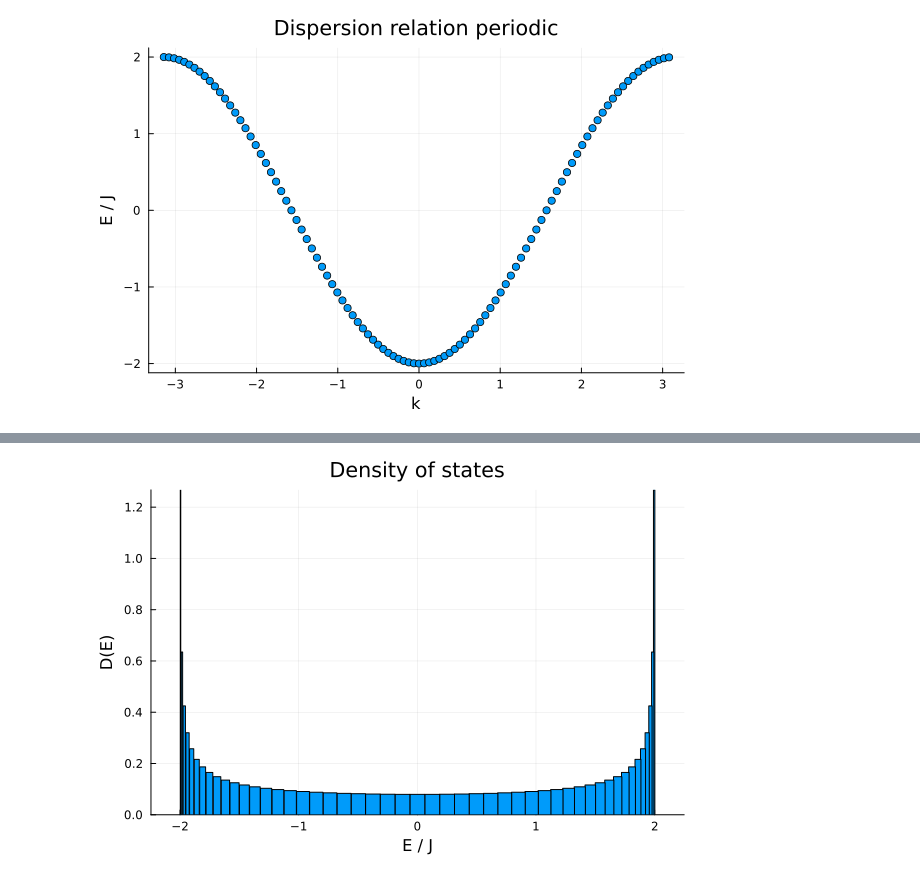
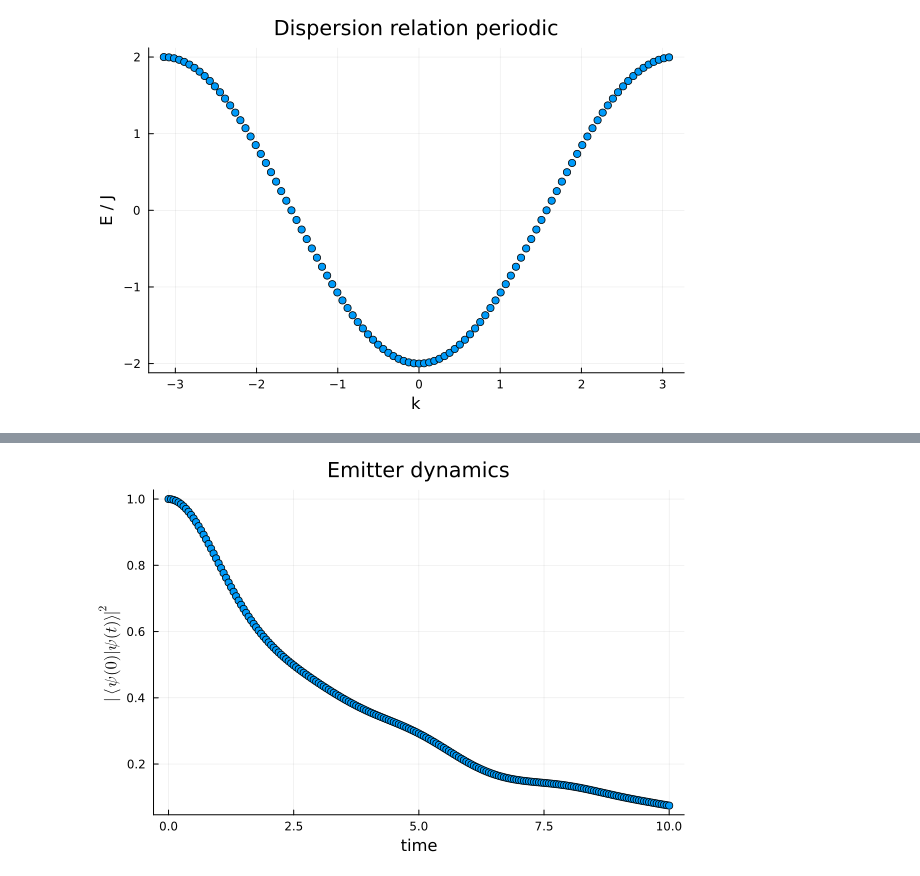
Before and after one commit to spaniego/SergioPhDRepo, a Jupyter notebook: 1d_photonic.ipynb, the cells around one changed output, grey strips where cells are left out. Cells and saved outputs as stored; diff of their text form; code cells hidden in the pictures.

```diff
--- a/1d_photonic.ipynb
+++ b/1d_photonic.ipynb
@@ -33,8 +24,0 @@ hamiltonian (generic function with 2 methods)
-# %%
-# bath hamiltonian
-H_bath = hamiltonian(N,J)
-
-# diagonalize
-evals, evecs = eigen(H_bath) # eigenvalues ordered by their energy, not necessarily their k value
-#k = -π .+ 2π/N .* (0:N-1) # periodic bcs
-#k = π/N .* (0:N-1) # fixed bcs
@@ -58,0 +68,10 @@ values:
+# %%
+function evolveState(ψ_0,H_full,times)
+    fidelity = zeros(length(times))
+    for (i,t) in enumerate(times)
+    ψ_t = exp(-1im * H * t) * ψ_0  # Schrodinger's equation
+    overlap = abs2(adjoint(ψ_0) * ψ_t) # Born's rule
+    fidelity[i] = overlap
+    end
+    return fidelity
+end
@@ -357,5 +243,6 @@ diff(E)
-# %%
-# plot
-bar(E[1:end-1], D_E[1:end-1], bar_width=diff(E), title="Density of states", xlab="E / J", ylab="D(E)", legend=false)
-# %% [output]
-[figure, removed]
+# %%
+# plot evolution
+using Plots
+scatter(times,fidelity, title="Emitter dynamics", xlab="time", ylab=L"|\langle \psi(0) | \psi(t) \rangle |^2", legend=false)
+# %% [output]
+[figure, added]
```
Also changed, not shown: parts of 30 cells of this notebook.
